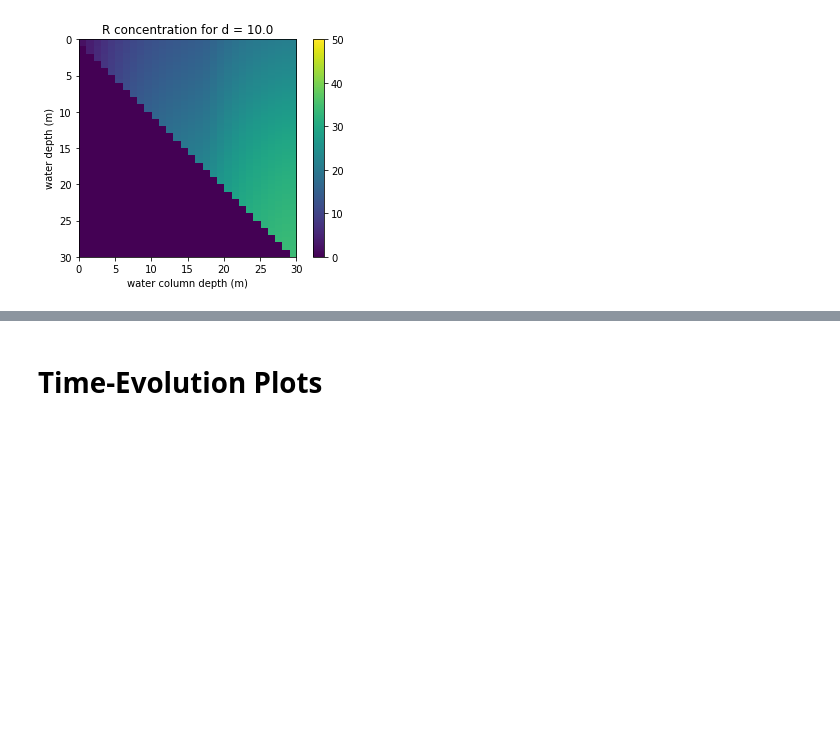
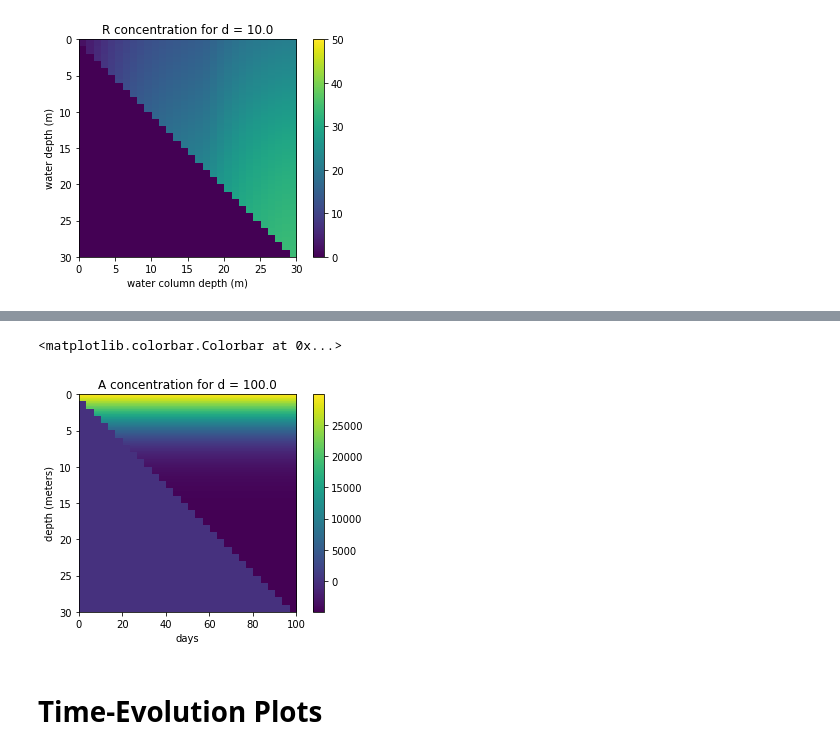
Before and after one commit to alisonpeard/phytoplankton_dynamics, a Jupyter notebook: Python Notebooks/Creating Depth-Turbulence Plots.ipynb, the cells around one changed output, grey strips where cells are left out. Saved outputs shown, nothing was run; the diff lists cells and outputs as text; code cells hidden in the pictures; blank space fills up the shorter version.

```diff
--- a/Python Notebooks/Creating Depth-Turbulence Plots.ipynb
+++ b/Python Notebooks/Creating Depth-Turbulence Plots.ipynb
@@ -183,0 +187,17 @@ pd.DataFrame(R10).to_csv("R_d10.csv")
+# %%
+stationary_A100 = np.zeros((z_steps,zmax))
+stationary_Rb01 = np.zeros((z_steps,zmax))
+stationary_Rd01 = np.zeros((z_steps,zmax))
+stationary_Rs01 = np.zeros(zmax)
+# %%
+tmax = 100
+dt_ratio = 5000
+
+d = 100.0
+i = 0
+I_0 = 300.0
+
+for depth in log_progress(column_depth,every=1):
+    depth_steps = depth*10
+    stationary_A100[:depth_steps,i], stationary_Rb01[:depth_steps,i], stationary_Rd01[:depth_steps,i], stationary_Rs01[i] = get_stationary(zmax=depth,tmax=tmax, d=d, I0=I_0, dz=0.1,dt_ratio=dt_ratio)
+    i += 1
@@ -184,3 +206,14 @@ pd.DataFrame(R10).to_csv("R_d10.csv")
+# %%
+# Heatmap
+plt.imshow(stationary_A100[:,:],aspect=tmax/zmax,origin="lower",extent=(0,tmax,0,zmax))
+plt.xlabel('days')
+plt.ylabel('depth (meters)')
+plt.title("A concentration for d = {}".format(d))
+plt.gca().invert_yaxis()
+plt.colorbar()
+# %% [output]
+<matplotlib.colorbar.Colorbar at 0x...>
+[figure, added]
 # %% [markdown]
 # Time-Evolution Plots
 # %%
```
Also changed, not shown: parts of 5 cells of this notebook, 2 other files.
